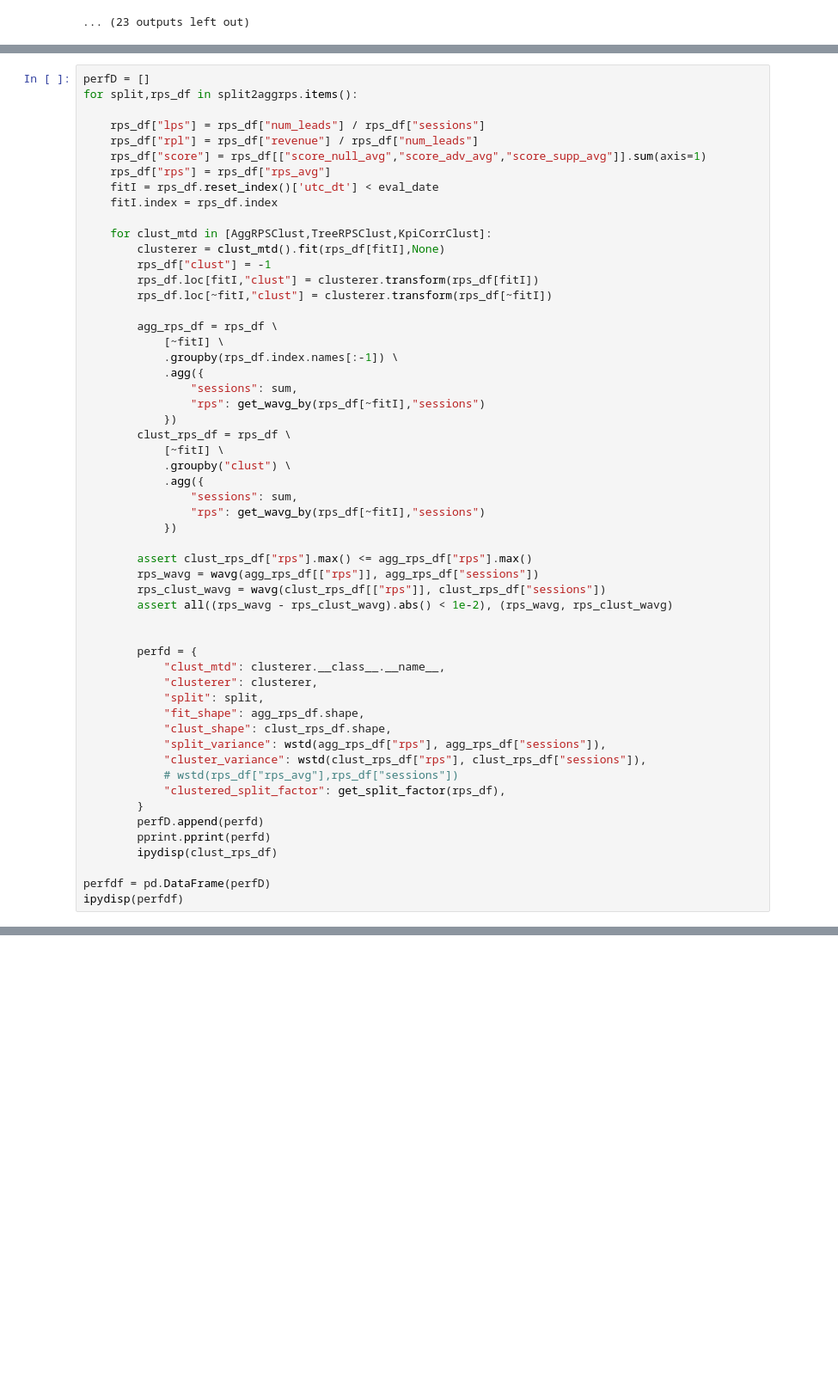
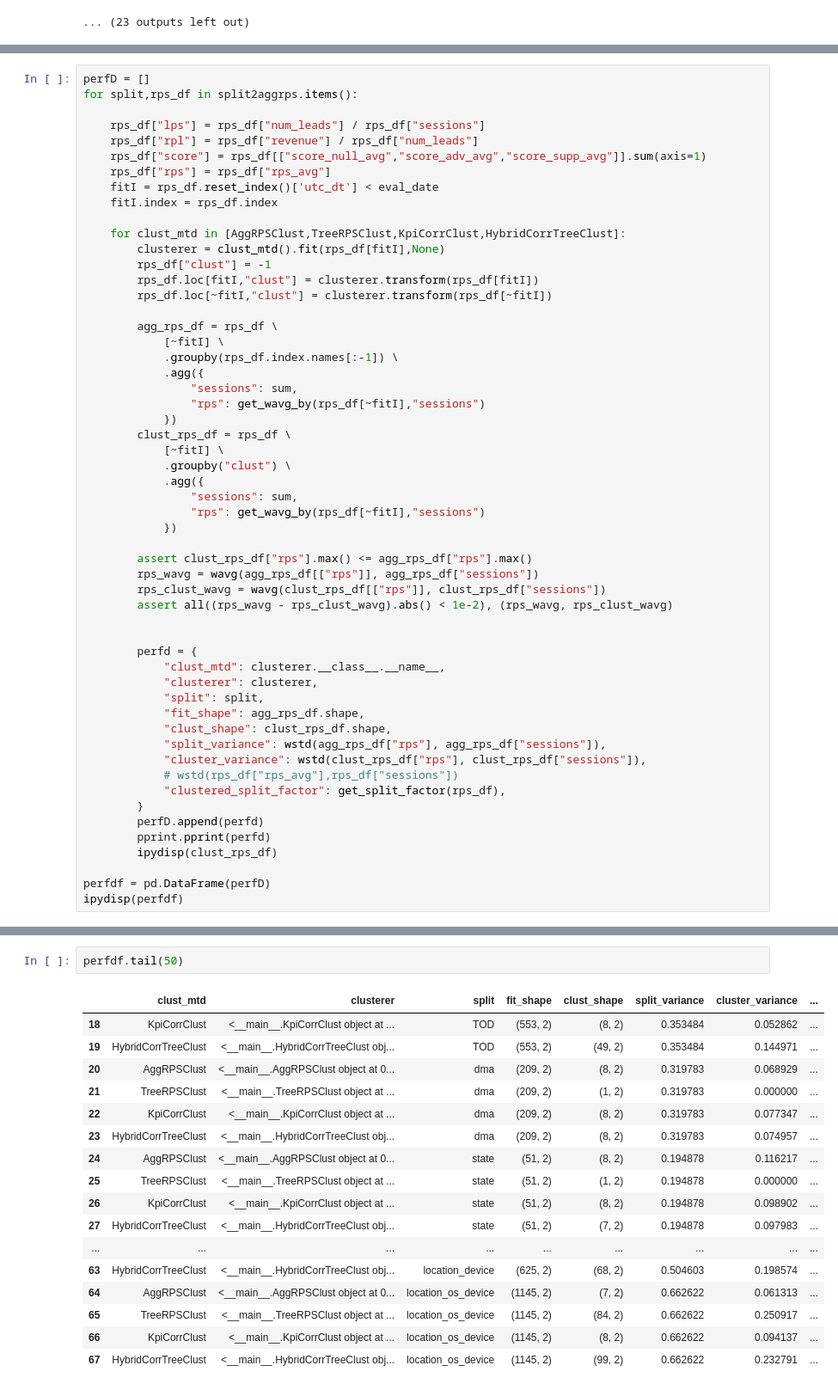
Before and after one commit to pkrishnamurthy1007/adtech, a Jupyter notebook: notebooks/aduriseti_shared/account_structure.ipynb, the cells around one changed output, grey strips where cells are left out. Shown: that part at 86% size. Cells and saved outputs as stored; diff of their text form; blank space fills up the shorter version.

Commit message:
pre clustering w/ tree mtd

```diff
--- a/notebooks/aduriseti_shared/account_structure.ipynb
+++ b/notebooks/aduriseti_shared/account_structure.ipynb
@@ -427,7 +415,7 @@ for split,rps_df in split2aggrps.items():
     fitI = rps_df.reset_index()['utc_dt'] < eval_date
     fitI.index = rps_df.index
 
-    for clust_mtd in [AggRPSClust,TreeRPSClust,KpiCorrClust]:
+    for clust_mtd in [AggRPSClust,TreeRPSClust,KpiCorrClust,HybridCorrTreeClust]:
         clusterer = clust_mtd().fit(rps_df[fitI],None)
         rps_df["clust"] = -1
         rps_df.loc[fitI,"clust"] = clusterer.transform(rps_df[fitI])
@@ -550,3 +531,23 @@ See the caveats in the documentation: https://pandas.pydata.org/pandas-docs/stab
+# %%
+perfdf.tail(50)
+# %% [output]
+|  | clust_mtd | clusterer | split | fit_shape | clust_shape | split_variance | cluster_variance | ... |
+| 18 | KpiCorrClust | <__main__.KpiCorrClust object at ... | TOD | (553, 2) | (8, 2) | 0.353484 | 0.052862 | ... |
+| 19 | HybridCorrTreeClust | <__main__.HybridCorrTreeClust obj... | TOD | (553, 2) | (49, 2) | 0.353484 | 0.144971 | ... |
+| 20 | AggRPSClust | <__main__.AggRPSClust object at 0... | dma | (209, 2) | (8, 2) | 0.319783 | 0.068929 | ... |
+| 21 | TreeRPSClust | <__main__.TreeRPSClust object at ... | dma | (209, 2) | (1, 2) | 0.319783 | 0.000000 | ... |
+| 22 | KpiCorrClust | <__main__.KpiCorrClust object at ... | dma | (209, 2) | (8, 2) | 0.319783 | 0.077347 | ... |
+| 23 | HybridCorrTreeClust | <__main__.HybridCorrTreeClust obj... | dma | (209, 2) | (8, 2) | 0.319783 | 0.074957 | ... |
+| 24 | AggRPSClust | <__main__.AggRPSClust object at 0... | state | (51, 2) | (8, 2) | 0.194878 | 0.116217 | ... |
+| 25 | TreeRPSClust | <__main__.TreeRPSClust object at ... | state | (51, 2) | (1, 2) | 0.194878 | 0.000000 | ... |
+| 26 | KpiCorrClust | <__main__.KpiCorrClust object at ... | state | (51, 2) | (8, 2) | 0.194878 | 0.098902 | ... |
+| 27 | HybridCorrTreeClust | <__main__.HybridCorrTreeClust obj... | state | (51, 2) | (7, 2) | 0.194878 | 0.097983 | ... |
+| ... | ... | ... | ... | ... | ... | ... | ... | ... |
+| 63 | HybridCorrTreeClust | <__main__.HybridCorrTreeClust obj... | location_device | (625, 2) | (68, 2) | 0.504603 | 0.198574 | ... |
+| 64 | AggRPSClust | <__main__.AggRPSClust object at 0... | location_os_device | (1145, 2) | (7, 2) | 0.662622 | 0.061313 | ... |
+| 65 | TreeRPSClust | <__main__.TreeRPSClust object at ... | location_os_device | (1145, 2) | (84, 2) | 0.662622 | 0.250917 | ... |
+| 66 | KpiCorrClust | <__main__.KpiCorrClust object at ... | location_os_device | (1145, 2) | (8, 2) | 0.662622 | 0.094137 | ... |
+| 67 | HybridCorrTreeClust | <__main__.HybridCorrTreeClust obj... | location_os_device | (1145, 2) | (99, 2) | 0.662622 | 0.232791 | ... |
 # %%
 split,clusterer = perfdf.loc[27,["split","clusterer"]]
 print("split:",split)
```
Also changed, not shown: parts of 3 cells of this notebook.
